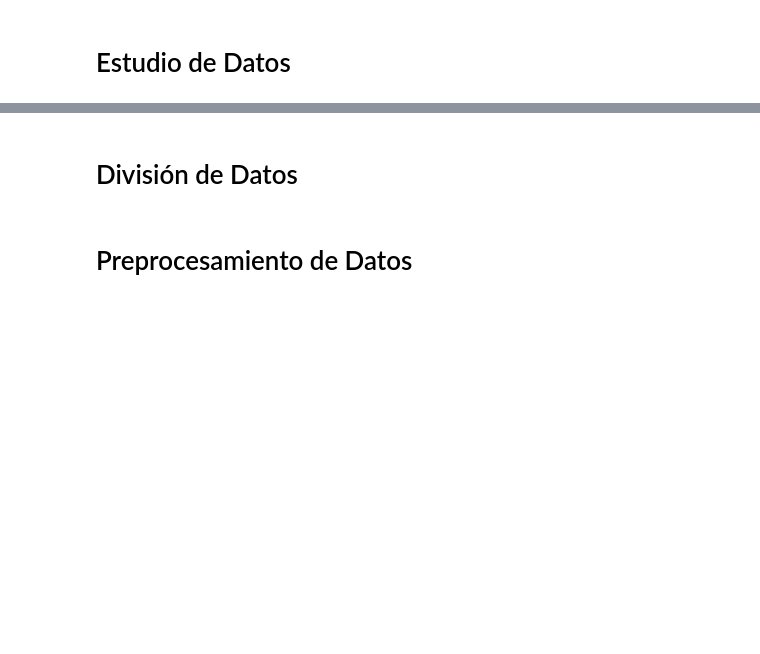
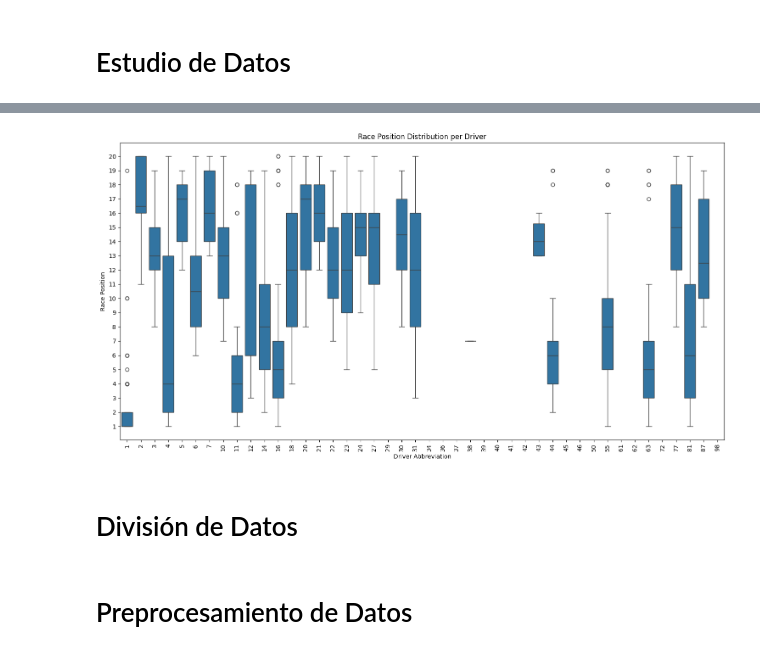
Before and after one commit to DiogoFabricioAG/Pull-Test, a Jupyter notebook: DCCarreras/DCCarreras.ipynb, the cells around one changed output, grey strips where cells are left out. Cells and saved outputs as stored; diff of their text form; code cells hidden in the pictures; blank space fills up the shorter version.

```diff
--- a/DCCarreras/DCCarreras.ipynb
+++ b/DCCarreras/DCCarreras.ipynb
@@ -35,3 +101,17 @@ df.head()
+# %%
+# Rendimiento de los pilotos a lo largo de las temporadas
+plt.figure(figsize=(15, 8))
+sns.boxplot(x='Driver_ID', y='Race_Position', data=df)
+plt.title('Race Position Distribution per Driver')
+plt.xlabel('Driver Abbreviation')
+plt.ylabel('Race Position')
+plt.xticks(rotation=90)
+plt.yticks(np.arange(df['Race_Position'].min(), df['Race_Position'].max() + 1, 1)) # Set y-ticks to show integers with step 2
+plt.gca().yaxis.get_major_formatter().set_scientific(False) # Prevent scientific notation
+plt.tight_layout()
+plt.show()
+# %% [output]
+[figure, added]
 # %% [markdown]
 # División de Datos
 # %% [markdown]
```
Also changed, not shown: parts of 7 cells of this notebook.
